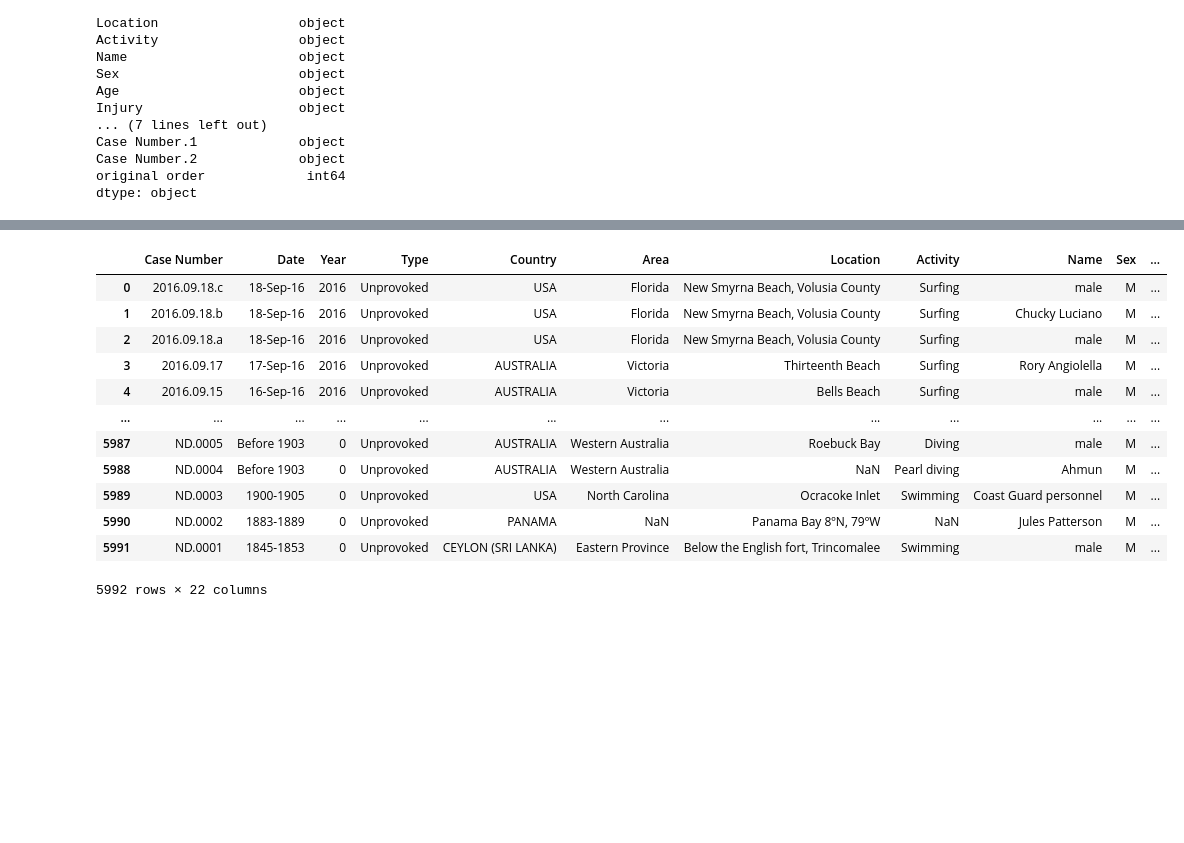
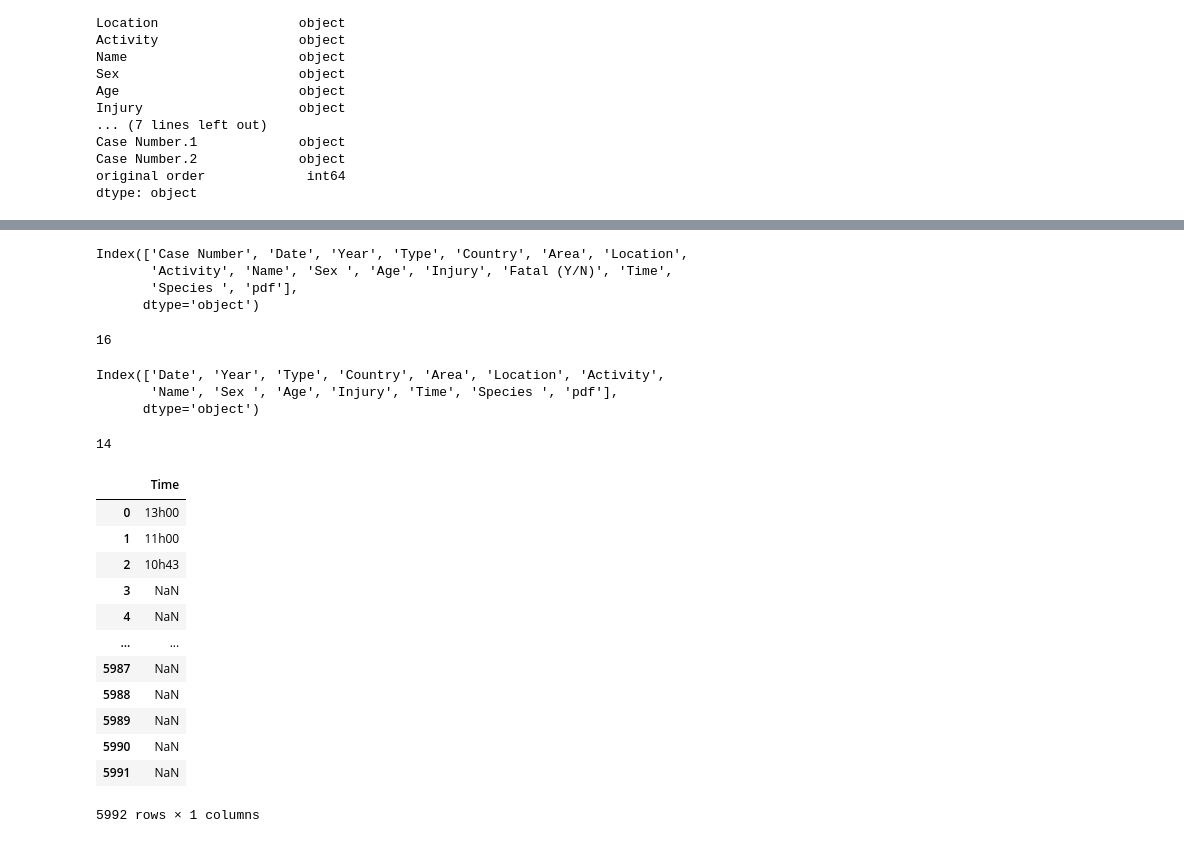
Before and after one commit to David-Fde/pandas-project, a Jupyter notebook: data-wrangling.ipynb, the cells around one changed output, grey strips where cells are left out. Saved outputs shown, nothing was run; the diff lists cells and outputs as text; code cells hidden in the pictures; blank space fills up the shorter version.

```diff
--- a/data-wrangling.ipynb
+++ b/data-wrangling.ipynb
@@ -70,0 +120,4 @@ display(set(data['Case Number']))
+# %%
+# La columna original order no aporta más que otro índice, por lo que no es de utilidad.
+
+data = data.drop(['original order'],axis=1)
@@ -70,0 +149,3 @@ display(set(data['Case Number']))
+# %%
+# Las columnas href y href formula son iguales y no aportan información relevante.
+data = data.drop(['href', 'href formula'],axis=1)
@@ -71,16 +177,40 @@ display(set(data['Case Number']))
+# %%
+# La columna Investigator or Source no parece aportar una información clara y/o relevante.
+data = data.drop(['Investigator or Source'],axis=1)
+# %%
+display(data.columns)
+display(len(data.columns))
+# %% [output]
+Index(['Case Number', 'Date', 'Year', 'Type', 'Country', 'Area', 'Location',
+       'Activity', 'Name', 'Sex ', 'Age', 'Injury', 'Fatal (Y/N)', 'Time',
+       'Species ', 'pdf'],
+      dtype='object')
+16
+# %%
+# La columna Fatal (Y/N) no hace falta, ya que en la comlumna Injury, los ataques que han sido mortales
+# estan marcados como FATAL.
+data = data.drop(['Fatal (Y/N)'],axis=1)
+# %%
+display(data.columns)
+display(len(data.columns))
+# %% [output]
+Index(['Date', 'Year', 'Type', 'Country', 'Area', 'Location', 'Activity',
+       'Name', 'Sex ', 'Age', 'Injury', 'Time', 'Species ', 'pdf'],
+      dtype='object')
+14
 # %%
-display(data)
+display(data[['Time']])
 # %% [output]
-|  | Case Number | Date | Year | Type | Country | Area | Location | Activity | Name | Sex | ... |
-| 0 | 2016.09.18.c | 18-Sep-16 | 2016 | Unprovoked | USA | Florida | New Smyrna Beach, Volusia County | Surfing | male | M | ... |
-| 1 | 2016.09.18.b | 18-Sep-16 | 2016 | Unprovoked | USA | Florida | New Smyrna Beach, Volusia County | Surfing | Chucky Luciano | M | ... |
-| 2 | 2016.09.18.a | 18-Sep-16 | 2016 | Unprovoked | USA | Florida | New Smyrna Beach, Volusia County | Surfing | male | M | ... |
-| 3 | 2016.09.17 | 17-Sep-16 | 2016 | Unprovoked | AUSTRALIA | Victoria | Thirteenth Beach | Surfing | Rory Angiolella | M | ... |
-| 4 | 2016.09.15 | 16-Sep-16 | 2016 | Unprovoked | AUSTRALIA | Victoria | Bells Beach | Surfing | male | M | ... |
-| ... | ... | ... | ... | ... | ... | ... | ... | ... | ... | ... | ... |
-| 5987 | ND.0005 | Before 1903 | 0 | Unprovoked | AUSTRALIA | Western Australia | Roebuck Bay | Diving | male | M | ... |
-| 5988 | ND.0004 | Before 1903 | 0 | Unprovoked | AUSTRALIA | Western Australia | NaN | Pearl diving | Ahmun | M | ... |
-| 5989 | ND.0003 | 1900-1905 | 0 | Unprovoked | USA | North Carolina | Ocracoke Inlet | Swimming | Coast Guard personnel | M | ... |
-| 5990 | ND.0002 | 1883-1889 | 0 | Unprovoked | PANAMA | NaN | Panama Bay 8ºN, 79ºW | NaN | Jules Patterson | M | ... |
-| 5991 | ND.0001 | 1845-1853 | 0 | Unprovoked | CEYLON (SRI LANKA) | Eastern Province | Below the English fort, Trincomalee | Swimming | male | M | ... |
+|  | Time |
+| 0 | 13h00 |
+| 1 | 11h00 |
+| 2 | 10h43 |
+| 3 | NaN |
+| 4 | NaN |
+| ... | ... |
+| 5987 | NaN |
+| 5988 | NaN |
+| 5989 | NaN |
+| 5990 | NaN |
+| 5991 | NaN |
-5992 rows × 22 columns
+5992 rows × 1 columns
```
Also changed, not shown: parts of 17 cells of this notebook.
